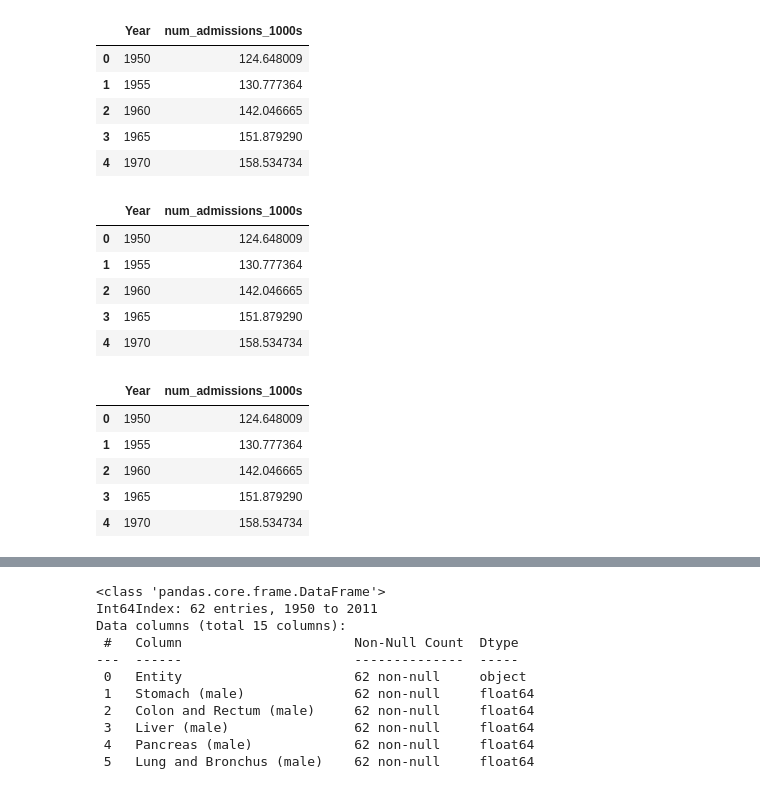
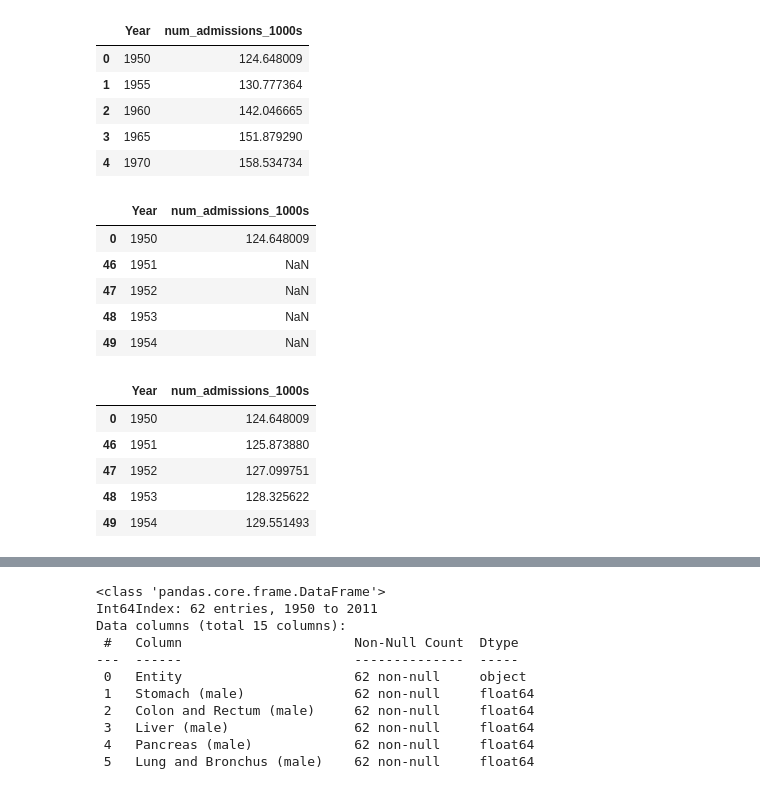
Before and after one commit to gvnsp/618, a Jupyter notebook: april1draft.ipynb, the cells around one changed output, grey strips where cells are left out. Saved outputs shown, nothing was run; the diff lists cells and outputs as text; code cells hidden in the pictures.

```diff
--- a/april1draft.ipynb
+++ b/april1draft.ipynb
@@ -227,22 +227,22 @@ hospital_admissions_copy.head()
 # %%
 # Adding values to the missing years between 1950 and 1970 just in Year column
 hospital_admissions_copy['Year'] = hospital_admissions_copy['Year'].astype(int)
 
 # Adding values in Year column for missing years between 1950 and 1970
-for i in range(1950, 1970, 5):
+for i in range(1950, 1970, 1):
     if i not in hospital_admissions_copy['Year'].values:
         hospital_admissions_copy = hospital_admissions_copy.append({'Year': i}, ignore_index=True)
 
 # Sorting the values in Year column
 hospital_admissions_copy = hospital_admissions_copy.sort_values(by='Year')
 hospital_admissions_copy.head()
 # %% [output]
 |  | Year | num_admissions_1000s |
 | 0 | 1950 | 124.648009 |
-| 1 | 1955 | 130.777364 |
-| 2 | 1960 | 142.046665 |
-| 3 | 1965 | 151.879290 |
-| 4 | 1970 | 158.534734 |
+| 46 | 1951 | NaN |
+| 47 | 1952 | NaN |
+| 48 | 1953 | NaN |
+| 49 | 1954 | NaN |
 # %%
 # Interpolating the missing values in num_admissions_1000s column
 hospital_admissions_copy['num_admissions_1000s'] = hospital_admissions_copy['num_admissions_1000s'].interpolate()
@@ -250,10 +250,10 @@ hospital_admissions_copy.head()
 # %% [output]
 |  | Year | num_admissions_1000s |
 | 0 | 1950 | 124.648009 |
-| 1 | 1955 | 130.777364 |
-| 2 | 1960 | 142.046665 |
-| 3 | 1965 | 151.879290 |
-| 4 | 1970 | 158.534734 |
+| 46 | 1951 | 125.873880 |
+| 47 | 1952 | 127.099751 |
+| 48 | 1953 | 128.325622 |
+| 49 | 1954 | 129.551493 |
 # %%
 demographic_indicators = demographic_indicators.reset_index()
 alcohol_expenditure = alcohol_expenditure.reset_index()
```
Also changed, not shown: parts of 10 cells of this notebook.
